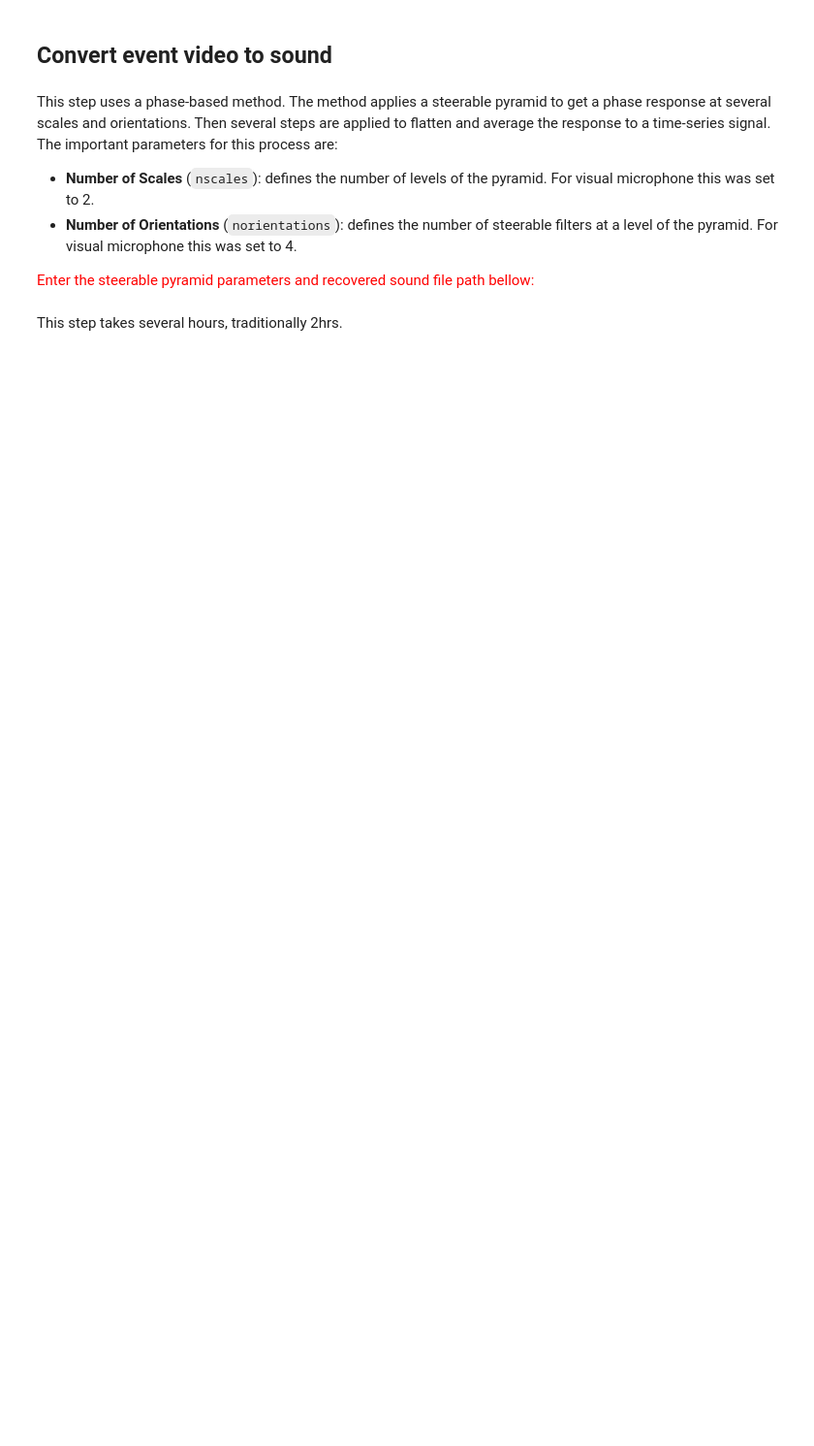
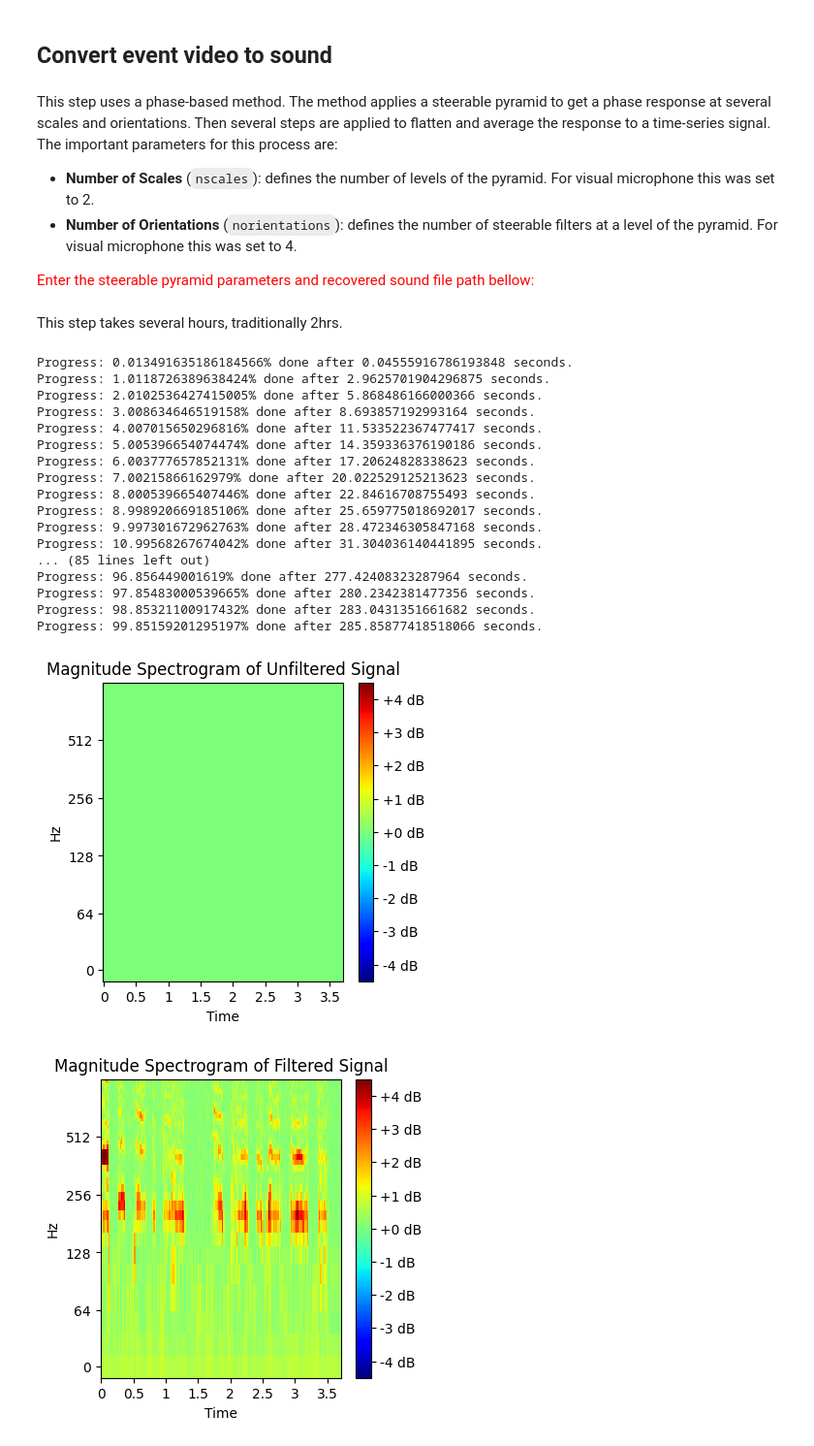
Before and after one commit to omkarpatil06/event_based_visual_microphone, a Jupyter notebook: main.ipynb, the cells around one changed output. Shown: that part at 97% size. Saved outputs shown, nothing was run; the diff lists cells and outputs as text; code cells hidden in the pictures; blank space fills up the shorter version.

```diff
--- a/main.ipynb
+++ b/main.ipynb
@@ -32,7 +32,7 @@ The code bellow assess the video size and breaks it into 2GB segments. The video
 
 <span style="color:red"> Enter the input video file path and fps bellow: </span>
 # %%
-framerate = 2200
-video_path = '/Volumes/Omkar 5T/dataset/video_dataset/plants.avi'
+framerate = 2000
+video_path = '/Volumes/Omkar 5T/dataset/haoqi_events_mp4/p230_002_mic1.mp4'
 # %%
 frames.extract_video_segments(video_path)
@@ -139,6 +82,6 @@ This step uses a phase-based method. The method applies a steerable pyramid to g
 # %%
 nscales = 2
 norientations = 4
-save_path = '/Volumes/Omkar 5T/chips3.wav'
+save_path = '/Volumes/Omkar 5T/vid1.wav'
 # %% [markdown]
 This step takes several hours, traditionally 2hrs.
@@ -146,0 +88,43 @@ pyramid.ebvmSoundfromVideo(save_path, nscales, norientations, framerate)
+# %%
+import cv2
+import numpy as np
+import soundfile as sf
+
+def load_video(video_path):
+    video_frames = []
+    cap = cv2.VideoCapture(video_path)
+    while True:
+        ret, frame = cap.read()
+        if not ret:
+            break
+        gray_frame = cv2.cvtColor(frame, cv2.COLOR_BGR2GRAY)
+        gray_frame = gray_frame.astype(np.float32) / 255.0
+        video_frames.append(gray_frame)
+    cap.release()
+    video_frames = np.array(video_frames)
+    return video_frames
+# %%
+# pyramid.ebvmSoundfromVideo(save_path, nscales, norientations, framerate)
+video = load_video(video_path)
+Sx = pyramid.vmSoundFromVideo(video, nscales, norientations, framerate)
+sf.write(save_path, Sx, framerate)
+# %% [output]
+Progress: 0.013491635186184566% done after 0.04555916786193848 seconds.
+Progress: 1.0118726389638424% done after 2.9625701904296875 seconds.
+Progress: 2.0102536427415005% done after 5.868486166000366 seconds.
+Progress: 3.008634646519158% done after 8.693857192993164 seconds.
+Progress: 4.007015650296816% done after 11.533522367477417 seconds.
+Progress: 5.005396654074474% done after 14.359336376190186 seconds.
+Progress: 6.003777657852131% done after 17.20624828338623 seconds.
+Progress: 7.00215866162979% done after 20.022529125213623 seconds.
+Progress: 8.000539665407446% done after 22.84616708755493 seconds.
+Progress: 8.998920669185106% done after 25.659775018692017 seconds.
+Progress: 9.997301672962763% done after 28.472346305847168 seconds.
+Progress: 10.99568267674042% done after 31.304036140441895 seconds.
+... (85 lines left out)
+Progress: 96.856449001619% done after 277.42408323287964 seconds.
+Progress: 97.85483000539665% done after 280.2342381477356 seconds.
+Progress: 98.85321100917432% done after 283.0431351661682 seconds.
+Progress: 99.85159201295197% done after 285.85877418518066 seconds.
+[figure, added]
+[figure, added]
```
Also changed, not shown: parts of 6 cells of this notebook, 21 other files.
